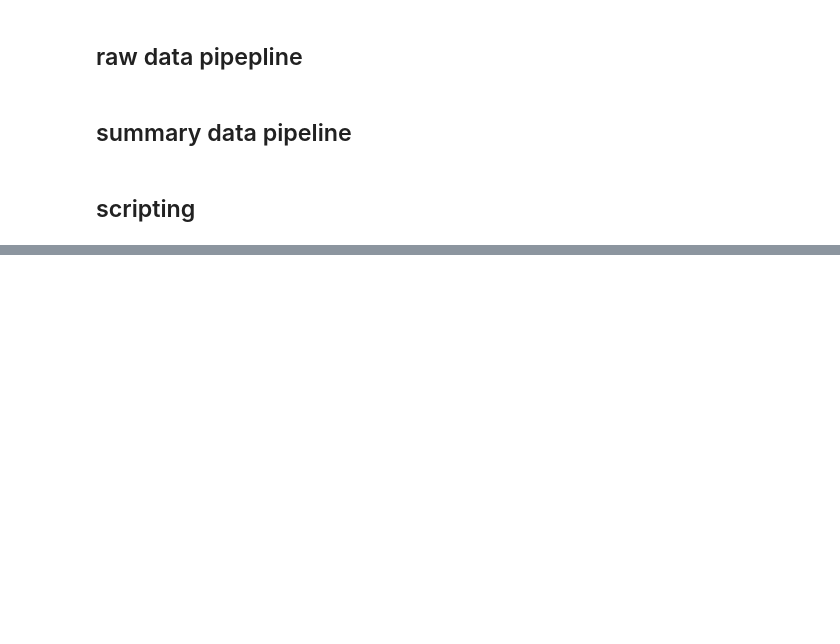
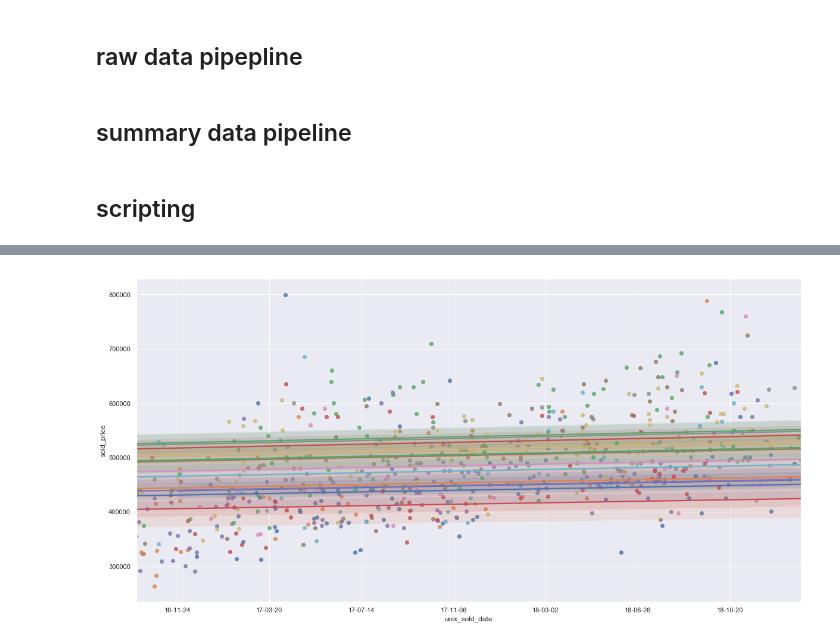
Before and after one commit to bluecamel-io/condohub-experiments, a Jupyter notebook: py-scripts/repliers.ipynb, the cells around one changed output, grey strips where cells are left out. Cells and saved outputs as stored; diff of their text form; code cells hidden in the pictures; blank space fills up the shorter version.

```diff
--- a/py-scripts/repliers.ipynb
+++ b/py-scripts/repliers.ipynb
@@ -418,0 +510,28 @@ _ = ax.set_xticklabels(labels)
+# %%
+df = summary_listings_etl(LISTINGS_CACHE_INSTRUCTIONS)
+df = df.sort_values('sold_date')
+
+builders = [ ins['builder'] for ins in LISTINGS_CACHE_INSTRUCTIONS ]
+builders = list(set(builders))
+
+#df = df[(df['n_bedrooms'] == 1) & (df['n_bedrooms'] == 2)]
+df = df[df['n_bedrooms'] == 1]
+
+df['sold_date'] = df['sold_date'] + pd.to_timedelta(df.groupby('sold_date').cumcount(), unit='m')
+df = df.set_index('sold_date', drop=False)
+df['unix_sold_date'] = df['sold_date'].astype(np.int64)
+
+sns.set()
+fig, ax = plt.subplots(figsize=(20, 10))
+
+for builder in builders:
+    ax = sns.regplot(ax=ax, x="unix_sold_date", y="sold_price", order=True, scatter=True, data=df[df['builder'] == builder])
+
+ax.set_xlim(df['unix_sold_date'].min(), df['unix_sold_date'].max())
+
+labels = ax.get_xticks()
+labels = [ int(l / 1000000000) for l in labels ]
+labels = [ datetime.datetime.utcfromtimestamp(ts).strftime('%y-%m-%d') for ts in labels ]
+_ = ax.set_xticklabels(labels)
+# %% [output]
+[figure, added]
```
Also changed, not shown: parts of 10 cells of this notebook.
